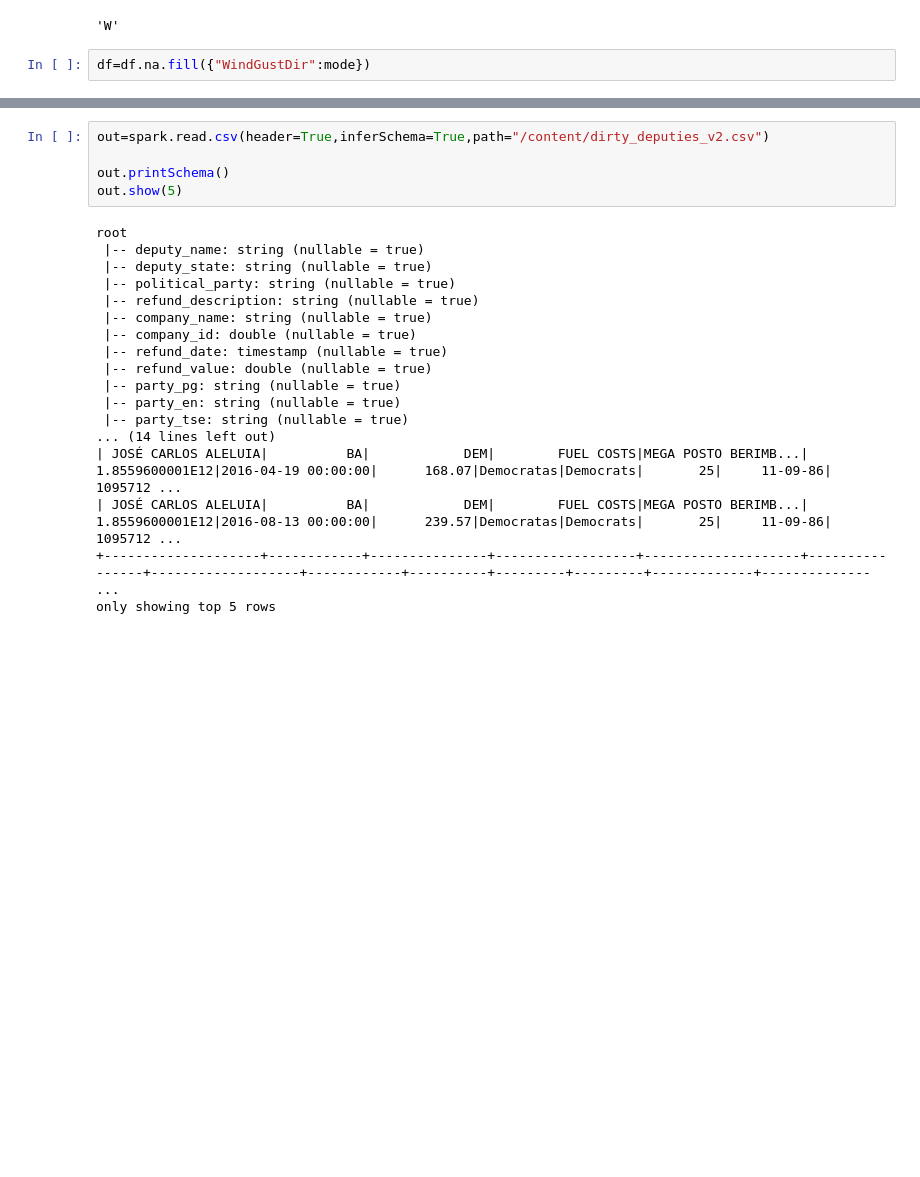
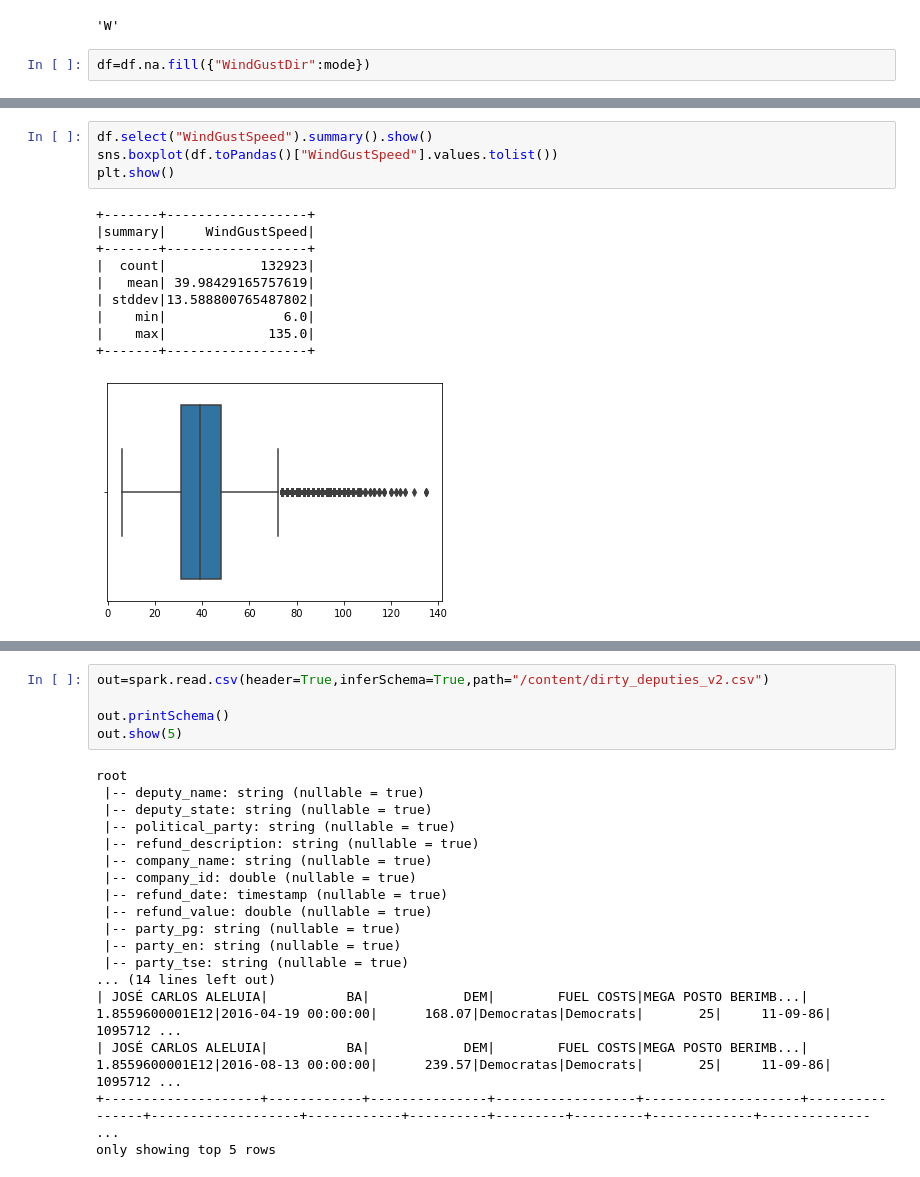
Before and after one commit to maheshbabu-r/BIG_DATA_PySpark, a Jupyter notebook: Working_With_Missing_and_Outliers.ipynb, the cells around one changed output, grey strips where cells are left out. Drawn from its saved outputs; the diff is of its cells as text; blank space fills up the shorter version.

```diff
--- a/Working_With_Missing_and_Outliers.ipynb
+++ b/Working_With_Missing_and_Outliers.ipynb
@@ -302,3 +336,18 @@ Rainfall         0.99
 WindGustDir      0.00
 WindGustSpeed    6.52
 dtype: float64
+# %%
+df.select("WindGustSpeed").summary().show()
+sns.boxplot(df.toPandas()["WindGustSpeed"].values.tolist())
+plt.show()
+# %% [output]
++-------+------------------+
+|summary|     WindGustSpeed|
++-------+------------------+
+|  count|            132923|
+|   mean| 39.98429165757619|
+| stddev|13.588800765487802|
+|    min|               6.0|
+|    max|             135.0|
++-------+------------------+
+[figure, added]
```
Also changed, not shown: parts of 33 cells of this notebook.
